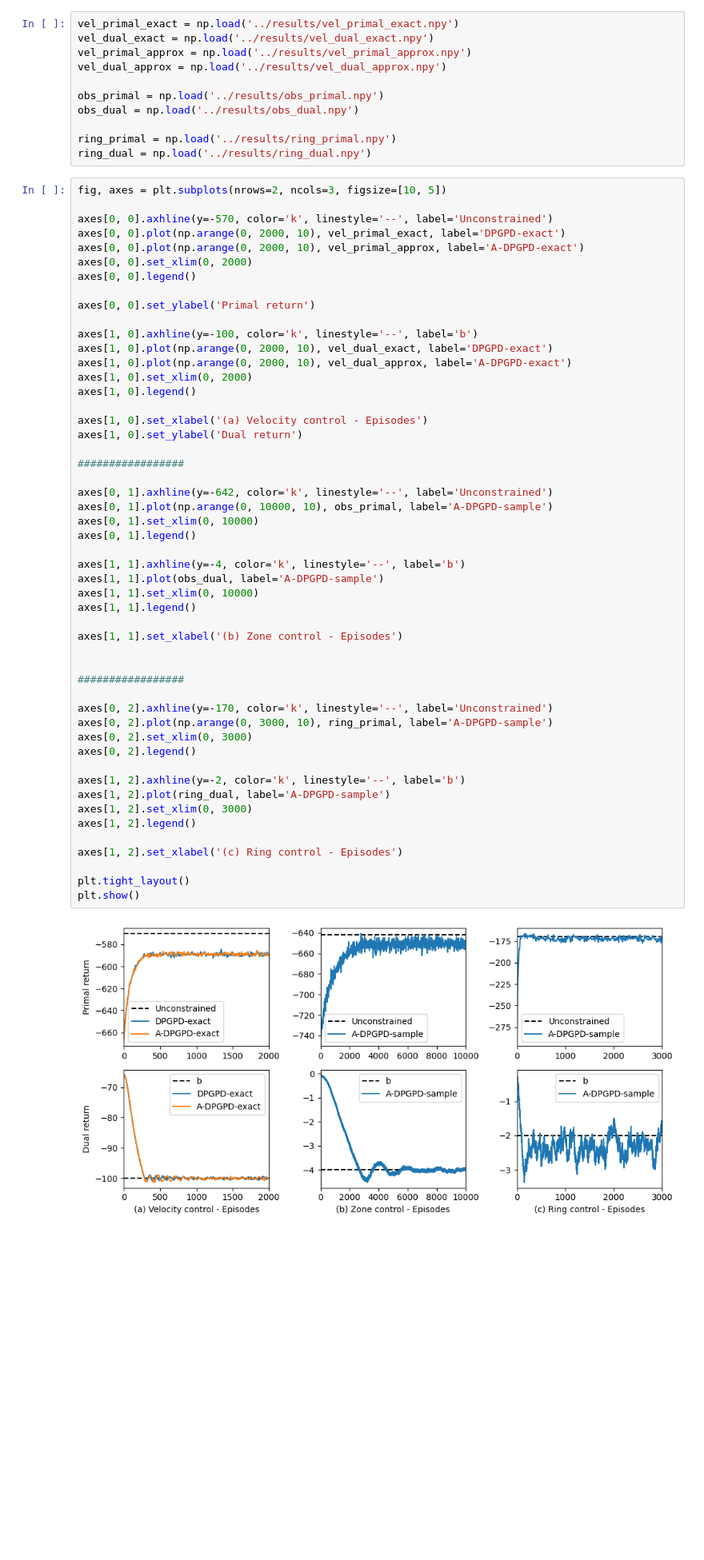
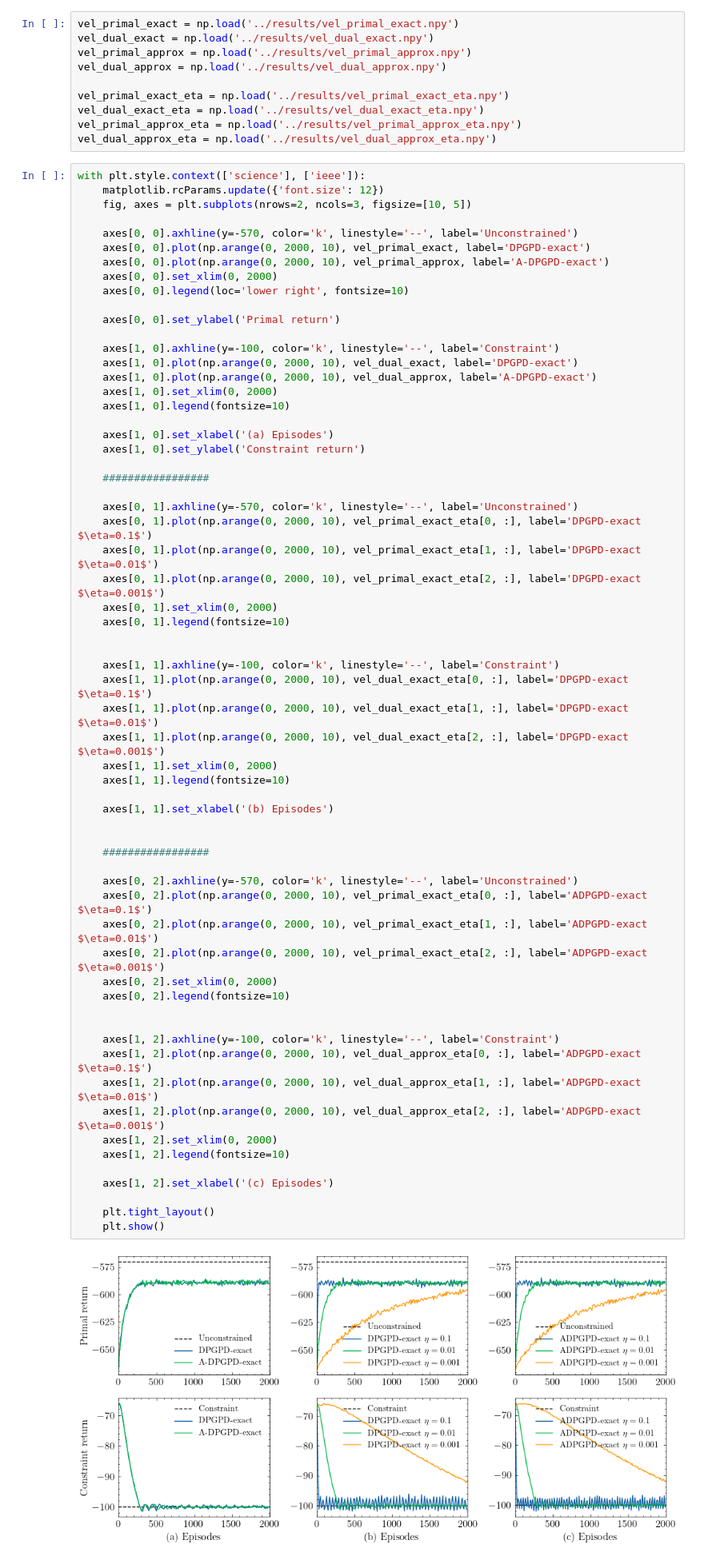
Before and after one commit to sergiorozada12/d-pg-pd, a Jupyter notebook: experiments/PLOTS.ipynb, the cells around one changed output. Shown at 80% size. Drawn from its saved outputs; the diff is of its cells as text; blank space fills up the shorter version.

```diff
--- a/experiments/PLOTS.ipynb
+++ b/experiments/PLOTS.ipynb
@@ -7,61 +8,72 @@ vel_dual_exact = np.load('../results/vel_dual_exact.npy')
 vel_primal_approx = np.load('../results/vel_primal_approx.npy')
 vel_dual_approx = np.load('../results/vel_dual_approx.npy')
 
-obs_primal = np.load('../results/obs_primal.npy')
-obs_dual = np.load('../results/obs_dual.npy')
-
-ring_primal = np.load('../results/ring_primal.npy')
-ring_dual = np.load('../results/ring_dual.npy')
+vel_primal_exact_eta = np.load('../results/vel_primal_exact_eta.npy')
+vel_dual_exact_eta = np.load('../results/vel_dual_exact_eta.npy')
+vel_primal_approx_eta = np.load('../results/vel_primal_approx_eta.npy')
+vel_dual_approx_eta = np.load('../results/vel_dual_approx_eta.npy')
 # %%
-fig, axes = plt.subplots(nrows=2, ncols=3, figsize=[10, 5])
+with plt.style.context(['science'], ['ieee']):
+    matplotlib.rcParams.update({'font.size': 12})
+    fig, axes = plt.subplots(nrows=2, ncols=3, figsize=[10, 5])
 
-axes[0, 0].axhline(y=-570, color='k', linestyle='--', label='Unconstrained')
-axes[0, 0].plot(np.arange(0, 2000, 10), vel_primal_exact, label='DPGPD-exact')
-axes[0, 0].plot(np.arange(0, 2000, 10), vel_primal_approx, label='A-DPGPD-exact')
-axes[0, 0].set_xlim(0, 2000)
-axes[0, 0].legend()
+    axes[0, 0].axhline(y=-570, color='k', linestyle='--', label='Unconstrained')
+    axes[0, 0].plot(np.arange(0, 2000, 10), vel_primal_exact, label='DPGPD-exact')
+    axes[0, 0].plot(np.arange(0, 2000, 10), vel_primal_approx, label='A-DPGPD-exact')
+    axes[0, 0].set_xlim(0, 2000)
+    axes[0, 0].legend(loc='lower right', fontsize=10)
 
-axes[0, 0].set_ylabel('Primal return')
+    axes[0, 0].set_ylabel('Primal return')
 
-axes[1, 0].axhline(y=-100, color='k', linestyle='--', label='b')
-axes[1, 0].plot(np.arange(0, 2000, 10), vel_dual_exact, label='DPGPD-exact')
-axes[1, 0].plot(np.arange(0, 2000, 10), vel_dual_approx, label='A-DPGPD-exact')
-axes[1, 0].set_xlim(0, 2000)
-axes[1, 0].legend()
+    axes[1, 0].axhline(y=-100, color='k', linestyle='--', label='Constraint')
+    axes[1, 0].plot(np.arange(0, 2000, 10), vel_dual_exact, label='DPGPD-exact')
+    axes[1, 0].plot(np.arange(0, 2000, 10), vel_dual_approx, label='A-DPGPD-exact')
+    axes[1, 0].set_xlim(0, 2000)
+    axes[1, 0].legend(fontsize=10)
 
-axes[1, 0].set_xlabel('(a) Velocity control - Episodes')
-axes[1, 0].set_ylabel('Dual return')
+    axes[1, 0].set_xlabel('(a) Episodes')
+    axes[1, 0].set_ylabel('Constraint return')
 
-#################
+    #################
 
-axes[0, 1].axhline(y=-642, color='k', linestyle='--', label='Unconstrained')
-axes[0, 1].plot(np.arange(0, 10000, 10), obs_primal, label='A-DPGPD-sample')
-axes[0, 1].set_xlim(0, 10000)
-axes[0, 1].legend()
-
-axes[1, 1].axhline(y=-4, color='k', linestyle='--', label='b')
-axes[1, 1].plot(obs_dual, label='A-DPGPD-sample')
-axes[1, 1].set_xlim(0, 10000)
-axes[1, 1].legend()
-
-axes[1, 1].set_xlabel('(b) Zone control - Episodes')
+    axes[0, 1].axhline(y=-570, color='k', linestyle='--', label='Unconstrained')
+    axes[0, 1].plot(np.arange(0, 2000, 10), vel_primal_exact_eta[0, :], label='DPGPD-exact $\eta=0.1$')
+    axes[0, 1].plot(np.arange(0, 2000, 10), vel_primal_exact_eta[1, :], label='DPGPD-exact $\eta=0.01$')
+    axes[0, 1].plot(np.arange(0, 2000, 10), vel_primal_exact_eta[2, :], label='DPGPD-exact $\eta=0.001$')
+    axes[0, 1].set_xlim(0, 2000)
+    axes[0, 1].legend(fontsize=10)
 
 
-#################
+    axes[1, 1].axhline(y=-100, color='k', linestyle='--', label='Constraint')
+    axes[1, 1].plot(np.arange(0, 2000, 10), vel_dual_exact_eta[0, :], label='DPGPD-exact $\eta=0.1$')
+    axes[1, 1].plot(np.arange(0, 2000, 10), vel_dual_exact_eta[1, :], label='DPGPD-exact $\eta=0.01$')
+    axes[1, 1].plot(np.arange(0, 2000, 10), vel_dual_exact_eta[2, :], label='DPGPD-exact $\eta=0.001$')
+    axes[1, 1].set_xlim(0, 2000)
+    axes[1, 1].legend(fontsize=10)
 
-axes[0, 2].axhline(y=-170, color='k', linestyle='--', label='Unconstrained')
-axes[0, 2].plot(np.arange(0, 3000, 10), ring_primal, label='A-DPGPD-sample')
-axes[0, 2].set_xlim(0, 3000)
-axes[0, 2].legend()
+    axes[1, 1].set_xlabel('(b) Episodes')
 
-axes[1, 2].axhline(y=-2, color='k', linestyle='--', label='b')
-axes[1, 2].plot(ring_dual, label='A-DPGPD-sample')
-axes[1, 2].set_xlim(0, 3000)
-axes[1, 2].legend()
 
-axes[1, 2].set_xlabel('(c) Ring control - Episodes')
+    #################
 
-plt.tight_layout()
-plt.show()
+    axes[0, 2].axhline(y=-570, color='k', linestyle='--', label='Unconstrained')
+    axes[0, 2].plot(np.arange(0, 2000, 10), vel_primal_exact_eta[0, :], label='ADPGPD-exact $\eta=0.1$')
+    axes[0, 2].plot(np.arange(0, 2000, 10), vel_primal_exact_eta[1, :], label='ADPGPD-exact $\eta=0.01$')
+    axes[0, 2].plot(np.arange(0, 2000, 10), vel_primal_exact_eta[2, :], label='ADPGPD-exact $\eta=0.001$')
+    axes[0, 2].set_xlim(0, 2000)
+    axes[0, 2].legend(fontsize=10)
+
+
+    axes[1, 2].axhline(y=-100, color='k', linestyle='--', label='Constraint')
+    axes[1, 2].plot(np.arange(0, 2000, 10), vel_dual_approx_eta[0, :], label='ADPGPD-exact $\eta=0.1$')
+    axes[1, 2].plot(np.arange(0, 2000, 10), vel_dual_approx_eta[1, :], label='ADPGPD-exact $\eta=0.01$')
+    axes[1, 2].plot(np.arange(0, 2000, 10), vel_dual_approx_eta[2, :], label='ADPGPD-exact $\eta=0.001$')
+    axes[1, 2].set_xlim(0, 2000)
+    axes[1, 2].legend(fontsize=10)
+
+    axes[1, 2].set_xlabel('(c) Episodes')
+
+    plt.tight_layout()
+    plt.show()
 # %% [output]
-[figure, old version]
+[figure, new version]
```
Also changed, not shown: parts of 5 cells of this notebook, 8 other files.
